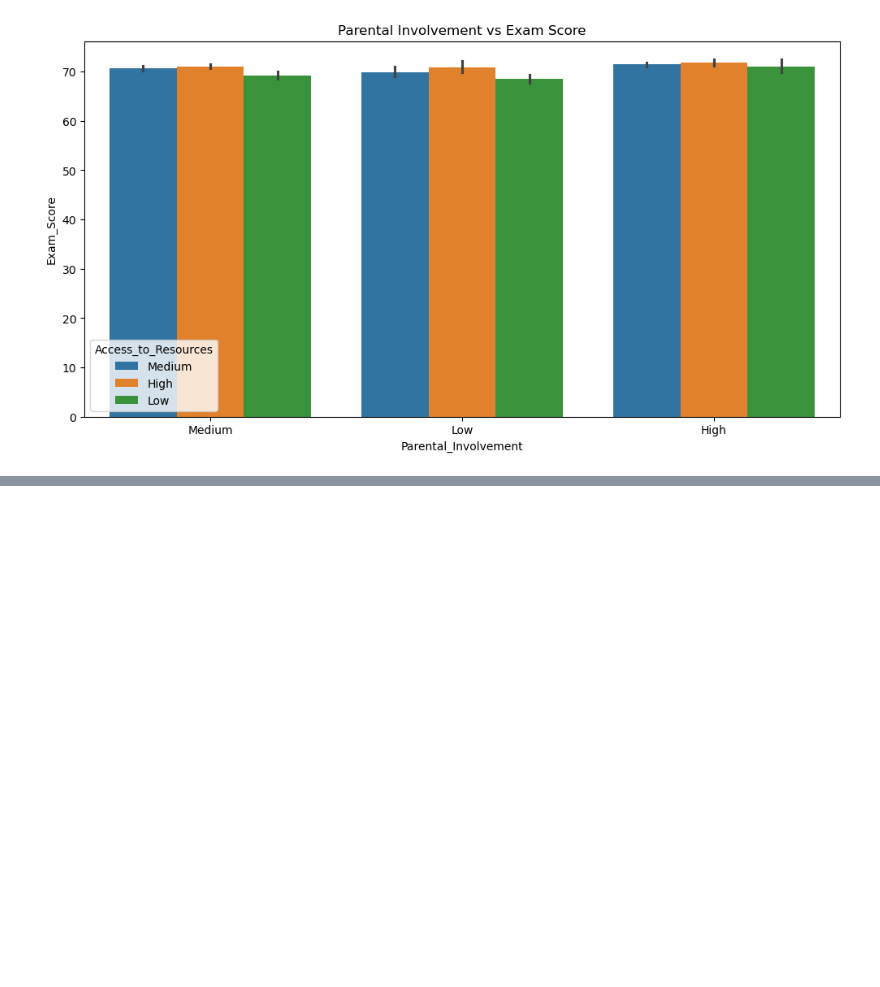
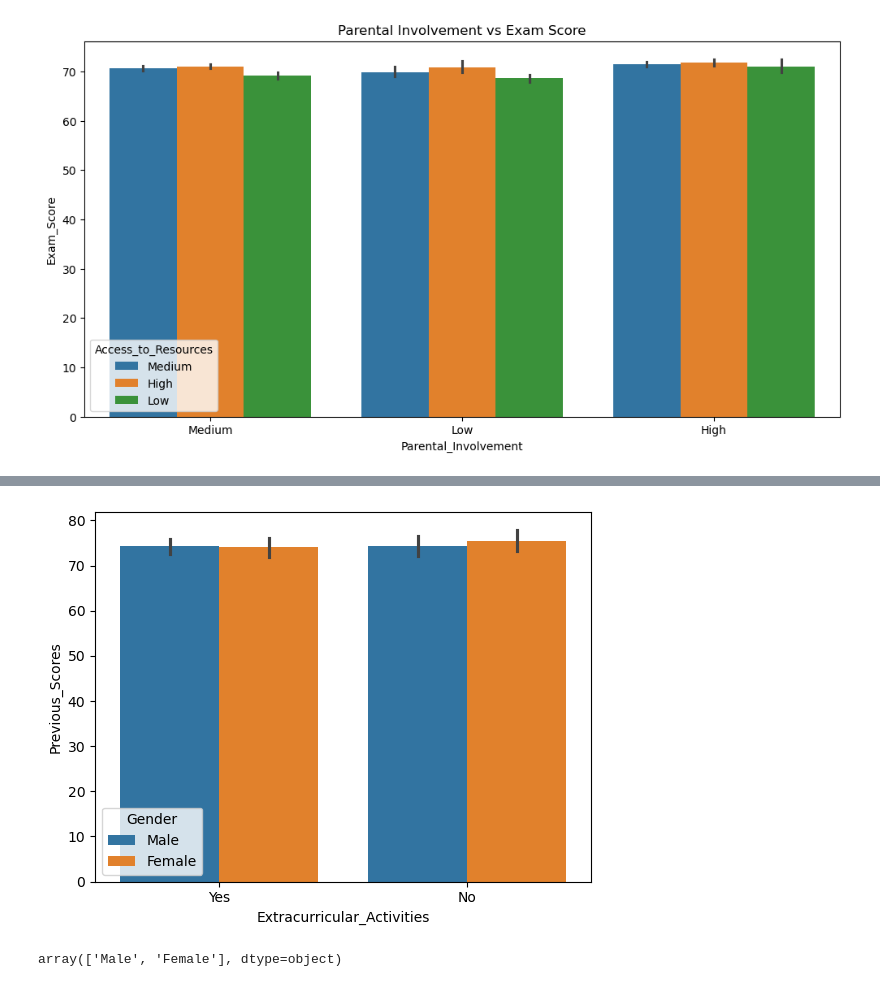
Before and after one commit to geff-ghost/studentPerformance, a Jupyter notebook: studentPerformance.ipynb, the cells around one changed output, grey strips where cells are left out. Saved outputs shown, nothing was run; the diff lists cells and outputs as text; code cells hidden in the pictures; blank space fills up the shorter version.

Commit message:
Distribution of Highest Students
Grouped the students by their gender to investigate the highest performing male and female students

```diff
--- a/studentPerformance.ipynb
+++ b/studentPerformance.ipynb
@@ -566,0 +340,8 @@ plt.title('Parental Involvement vs Exam Score');
+# %%
+sns.barplot(x='Extracurricular_Activities', y='Previous_Scores', hue='Gender', data=high_attendence);
+# %% [output]
+[figure, added]
+# %%
+high_attendence['Gender'].unique()
+# %% [output]
+array(['Male', 'Female'], dtype=object)
```
Also changed, not shown: parts of 51 cells of this notebook.
